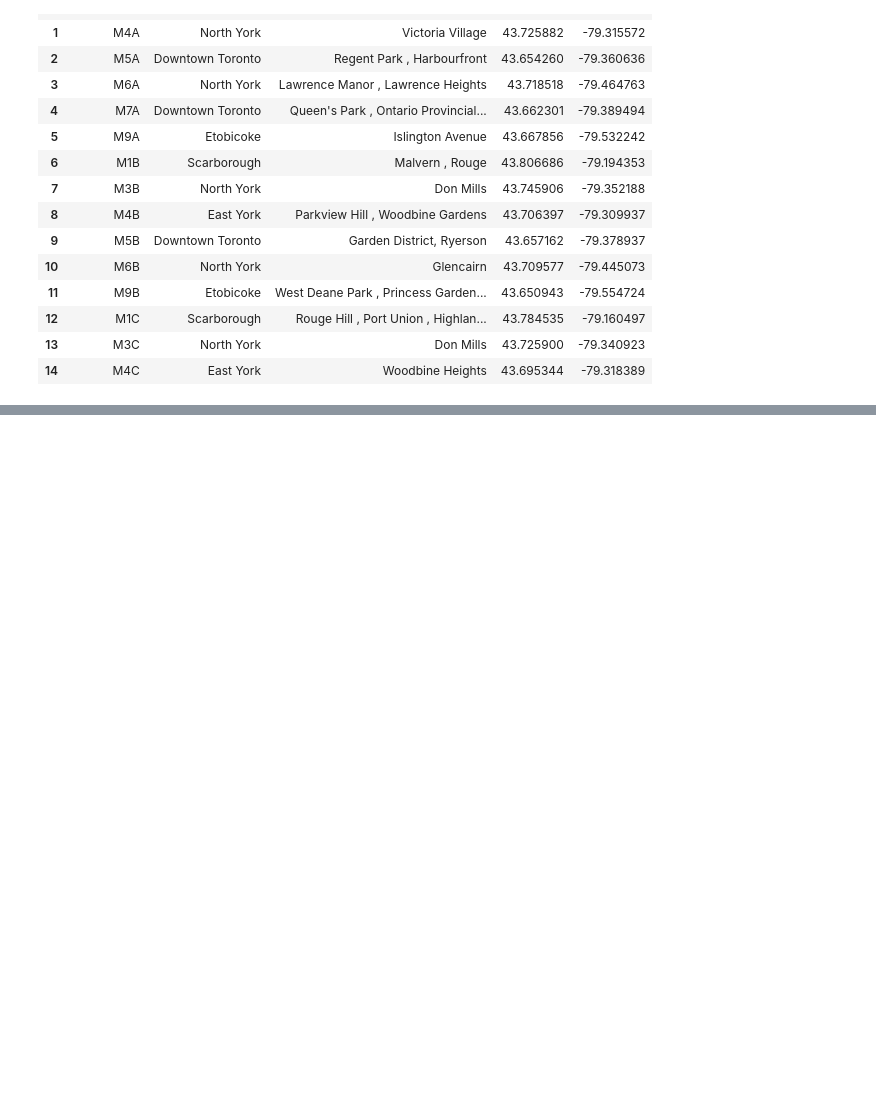
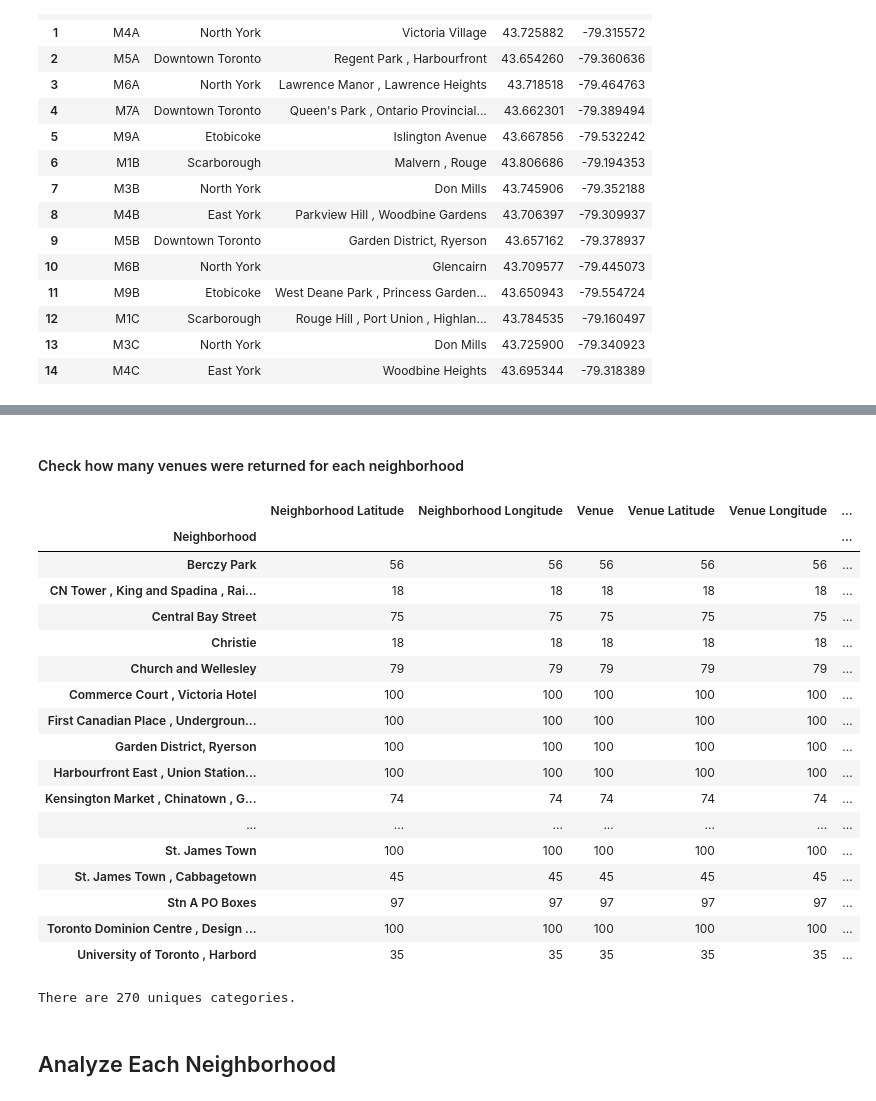
Before and after one commit to Lzhou2020/github-capstone-project, a Jupyter notebook: Capstone-SegClust-Toronto.ipynb, the cells around one changed output, grey strips where cells are left out. Saved outputs shown, nothing was run; the diff lists cells and outputs as text; code cells hidden in the pictures; blank space fills up the shorter version.

```diff
--- a/Capstone-SegClust-Toronto.ipynb
+++ b/Capstone-SegClust-Toronto.ipynb
@@ -212,0 +350,12 @@ df_data_3.shape
+# %%
+# function that extracts the category of the venue
+def get_category_type(row):
+    try:
+        categories_list = row['categories']
+    except:
+        categories_list = row['venue.categories']
+
+    if len(categories_list) == 0:
+        return None
+    else:
+        return categories_list[0]['name']
@@ -212,0 +476,29 @@ df_data_3.shape
+# %% [markdown]
+#### Check how many venues were returned for each neighborhood
+# %%
+dt_toronto_venues.groupby('Neighborhood').count()
+# %% [output]
+|  | Neighborhood Latitude | Neighborhood Longitude | Venue | Venue Latitude | Venue Longitude | ... |
+| Neighborhood |  |  |  |  |  | ... |
+| Berczy Park | 56 | 56 | 56 | 56 | 56 | ... |
+| CN Tower , King and Spadina , Rai... | 18 | 18 | 18 | 18 | 18 | ... |
+| Central Bay Street | 75 | 75 | 75 | 75 | 75 | ... |
+| Christie | 18 | 18 | 18 | 18 | 18 | ... |
+| Church and Wellesley | 79 | 79 | 79 | 79 | 79 | ... |
+| Commerce Court , Victoria Hotel | 100 | 100 | 100 | 100 | 100 | ... |
+| First Canadian Place , Undergroun... | 100 | 100 | 100 | 100 | 100 | ... |
+| Garden District, Ryerson | 100 | 100 | 100 | 100 | 100 | ... |
+| Harbourfront East , Union Station... | 100 | 100 | 100 | 100 | 100 | ... |
+| Kensington Market , Chinatown , G... | 74 | 74 | 74 | 74 | 74 | ... |
+| ... | ... | ... | ... | ... | ... | ... |
+| St. James Town | 100 | 100 | 100 | 100 | 100 | ... |
+| St. James Town , Cabbagetown | 45 | 45 | 45 | 45 | 45 | ... |
+| Stn A PO Boxes | 97 | 97 | 97 | 97 | 97 | ... |
+| Toronto Dominion Centre , Design ... | 100 | 100 | 100 | 100 | 100 | ... |
+| University of Toronto , Harbord | 35 | 35 | 35 | 35 | 35 | ... |
+# %%
+print('There are {} uniques categories.'.format(len(dt_toronto_venues['Venue Category'].unique())))
+# %% [output]
+There are 270 uniques categories.
+# %% [markdown]
+## Analyze Each Neighborhood
```
Also changed, not shown: parts of 58 cells of this notebook.
